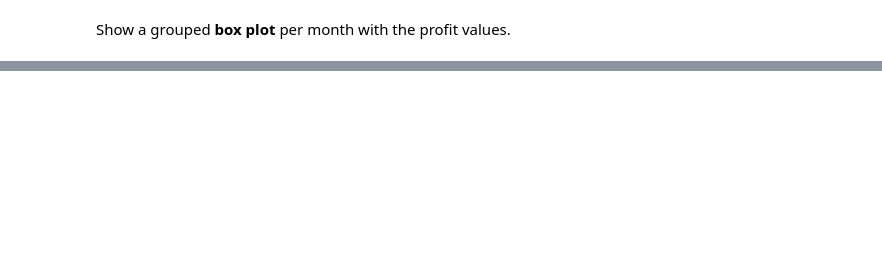
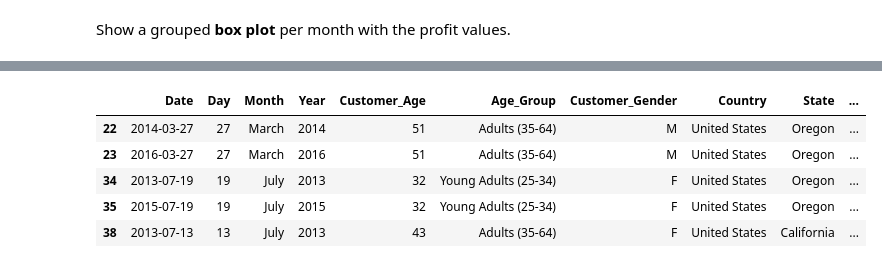
Before and after one commit to FrankS36/FreeCodeCamp-Pandas-Real-Life-Example, a Jupyter notebook: Exercises_1.ipynb, the cells around one changed output, grey strips where cells are left out. Cells and saved outputs as stored; diff of their text form; code cells hidden in the pictures; blank space fills up the shorter version.

```diff
--- a/Exercises_1.ipynb
+++ b/Exercises_1.ipynb
@@ -565,3 +726,13 @@ profit_2016.boxplot(by='Month', figsize=(14,6))
+# %%
+# before adding tax
+sales.loc[sales['Country'] == 'United States'].head()
+# %% [output]
+|  | Date | Day | Month | Year | Customer_Age | Age_Group | Customer_Gender | Country | State | ... |
+| 22 | 2014-03-27 | 27 | March | 2014 | 51 | Adults (35-64) | M | United States | Oregon | ... |
+| 23 | 2016-03-27 | 27 | March | 2016 | 51 | Adults (35-64) | M | United States | Oregon | ... |
+| 34 | 2013-07-19 | 19 | July | 2013 | 32 | Young Adults (25-34) | F | United States | Oregon | ... |
+| 35 | 2015-07-19 | 19 | July | 2015 | 32 | Young Adults (25-34) | F | United States | Oregon | ... |
+| 38 | 2013-07-13 | 13 | July | 2013 | 43 | Adults (35-64) | F | United States | California | ... |
 # %%
 #sales.loc[sales['Country'] == 'United States', 'Unit_Price'] = sales.loc[sales['Country'] == 'United States', 'Unit_Price'] * 1.072
 
```
Also changed, not shown: parts of 58 cells of this notebook.
